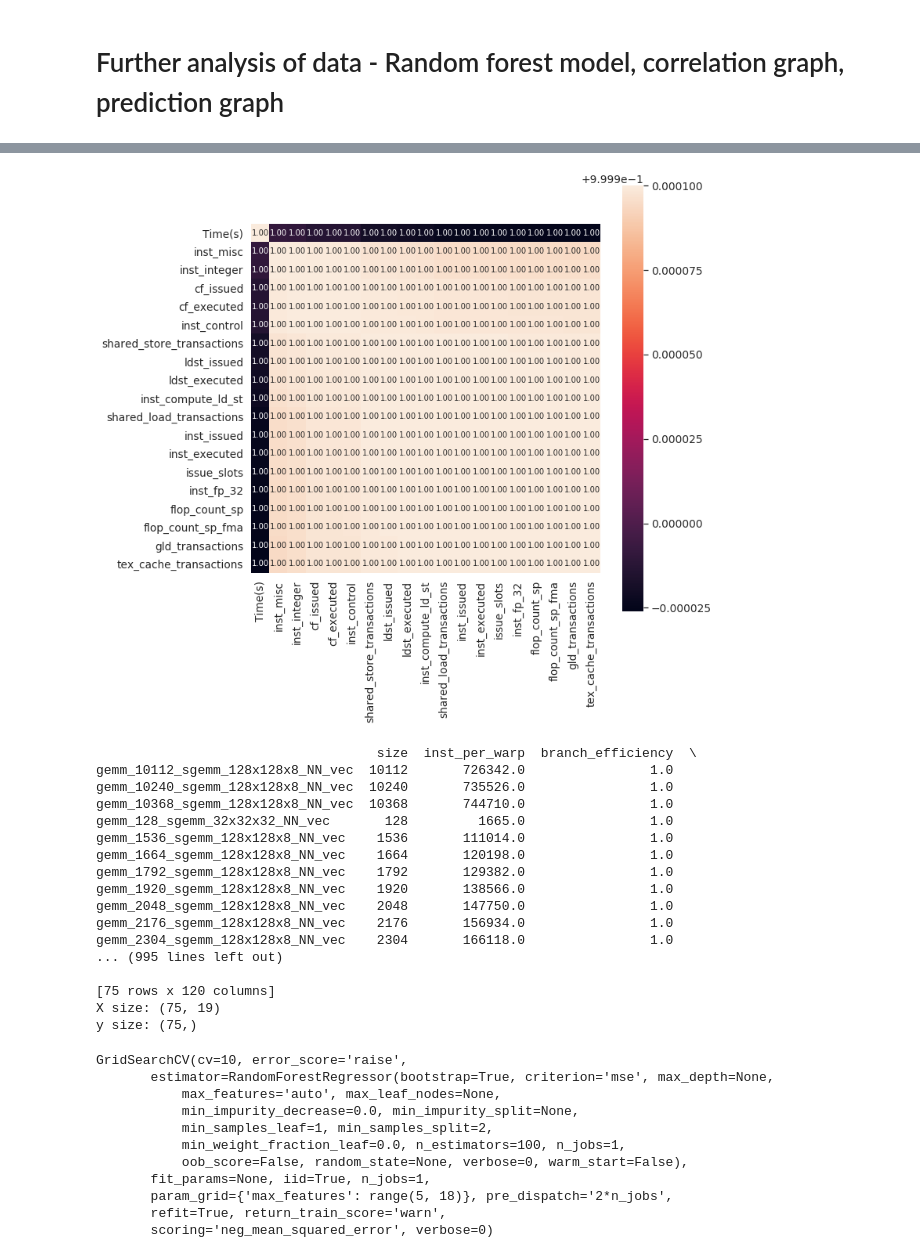
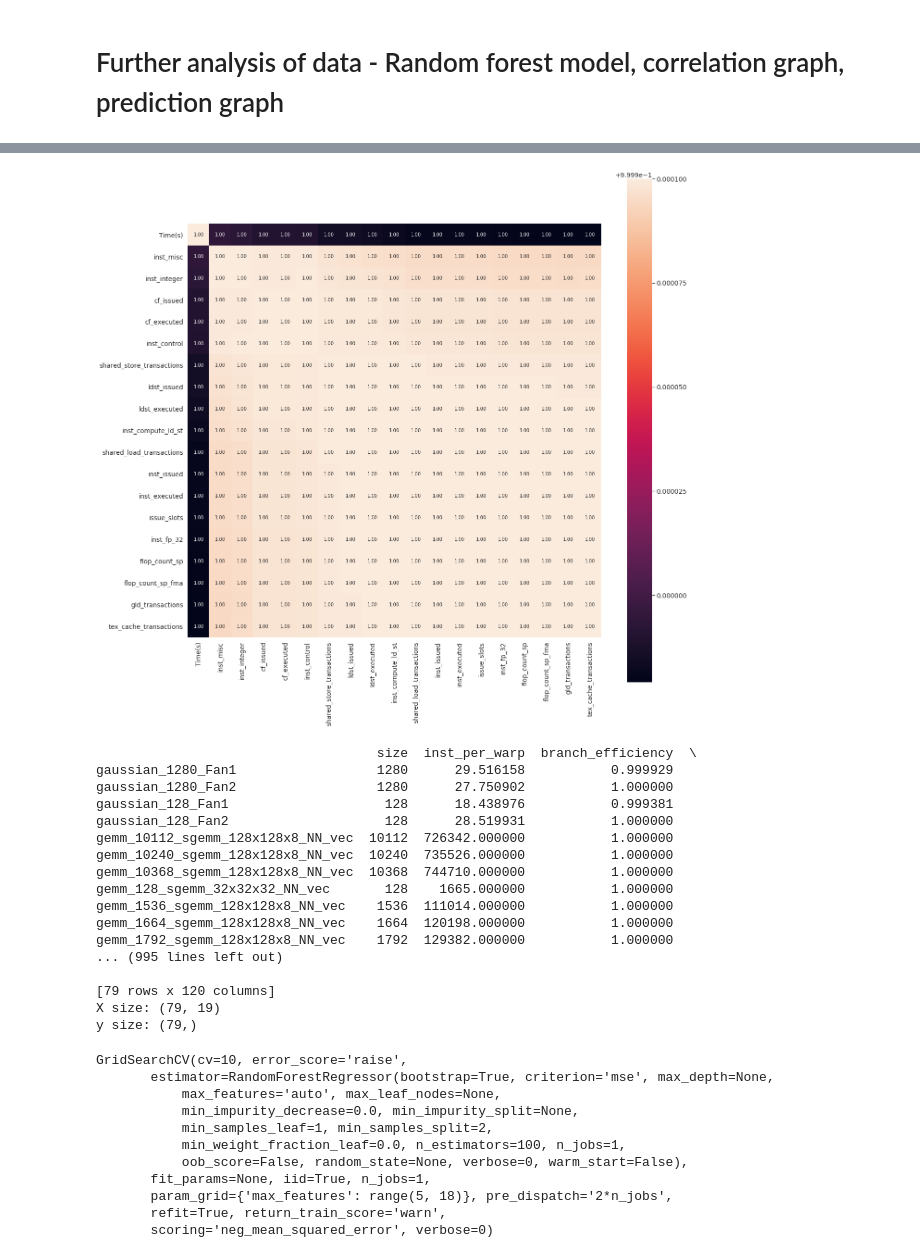
Before and after one commit to YulianaGomez/power, a Jupyter notebook: nvidia_gpus/all_apps/gaussian_sweep.ipynb, the cells around one changed output, grey strips where cells are left out. Drawn from its saved outputs; the diff is of its cells as text; code cells hidden in the pictures.

Commit message:
removing garbage data, cleaning up files for analysis, working correlation graph and list

```diff
--- a/nvidia_gpus/all_apps/gaussian_sweep.ipynb
+++ b/nvidia_gpus/all_apps/gaussian_sweep.ipynb
@@ -163,12 +163,34 @@ gemm_1152_maxwell_sgemm_128x64_nn                     498150  1.989403
+# %%
+## Prepping files - Removing random data
+import re
+import csv
+import os
+import glob
+
+for filen_ in glob.glob("/home/yzamora/power/nvidia_gpus/all_apps/gaussian_results/*.csv"):
+    cmd = "tr -cd \'\\11\\12\\15\\40-\\176\' < "+filen_ +" >"+ filen_+".temp"
+    cmd2 = "mv " + filen_ + ".temp " + filen_
+    os.system( cmd )
+    os.system(cmd2)
+#string = open("/home/yzamora/power/nvidia_gpus/all_apps/gaussian_results/gaussian_N1024.csv").read()
+#new_str = re.sub('[^a-zA-Z0-9\n\.]', ' ', string)
+#open('b.txt', 'w').write(new_str)
+
+#txt_file = r"b.txt"
+#csv_file = r"mycsv.csv"
+#in_txt = csv.reader(open(txt_file,"r"),delimiter =' ')
+#out_csv = csv.writer(open(csv_file, 'w'))
+#out_csv.writerows(in_txt)
 # %%
+#Going through metrics
 import numbers
 combined_data_ = {}
 
 metric_targets = []
 all_sig_metrics = []
 bench_targets = [ "gaussian" ,"gemm" ]
-for filen_ in glob.glob("/home/yzamora/power/nvidia_gpus/all_apps/gemm_results/*.csv"):
-#for filen_ in glob.glob("/home/yzamora/power/nvidia_gpus/all_apps/gaussian_results/gaussian_N128.csv"):
+for filen_ in glob.glob("/home/yzamora/power/nvidia_gpus/all_apps/all_final_results/*.csv"):
+#for filen_ in glob.glob("/home/yzamora/power/nvidia_gpus/all_apps/gaussian_results/*.csv"):
     filen = os.path.basename(filen_)
     #print (filen)
     filen_split = filen.split('.')[0].split('_')
@@ -191,7 +213,7 @@ for filen_ in glob.glob("/home/yzamora/power/nvidia_gpus/all_apps/gemm_results/*
         ncols = 1
         fdata = csv.reader(file_handle)
         index_lookup = {}
-
+        #print(filen_)
         for line_split in fdata:
             #print (line_split)
             lsplt = (len(line_split) > 0)
@@ -277,4 +299,4 @@ for filen_ in glob.glob("/home/yzamora/power/nvidia_gpus/all_apps/gemm_results/*
                     index_lookup[term] = idx
                     idx += 1
                 #print(index_lookup)
-#print(combined_data_)
+print(combined_data_)
@@ -321,7 +344,7 @@ for file in glob.glob("/home/yzamora/power/nvidia_gpus/all_apps/gaussian_time_ti
                 for l in results:
                     if "Time for CUDA kernel 1" in l:
                         #print("in kern")
-                        combined_data_[key]["Time(s)"] = l.split(":")[1].split()[0]
+                        combined_data_[key]["Time(s)"] = float(l.split(":")[1].split()[0])
 
 #print(combined_data_)
 # %%
@@ -376,18 +428,18 @@ display(df.head())
 # %%
 import numpy as np
 import seaborn as sns
 import matplotlib.pyplot as plt
 from numpy.random import random
 corrmat = df.corr()
 k = 19
 cols = corrmat.nlargest(k, "Time(s)")["Time(s)"].index
 cm = np.corrcoef(df[cols].values.T)
 sns.set(font_scale=1.25)
 hm = sns.heatmap(cm, cbar=True, annot=True, square=True, fmt='.2f', annot_kws={'size': 10}, yticklabels=cols.values, xticklabels=cols.values)
-plt.rcParams['figure.figsize'] = [10, 20]
+plt.rcParams['figure.figsize'] = [20, 40]
 plt.show()
 # %% [output]
-[figure, old version]
+[figure, new version]
 # %%
 import pandas as  pd
 import numpy  as  np
@@ -410,22 +462,22 @@ print ("X size:", X.shape)
 print ('y size:', y.shape)
 # %% [output]
                                     size  inst_per_warp  branch_efficiency  \
-gemm_10112_sgemm_128x128x8_NN_vec  10112       726342.0                1.0
-gemm_10240_sgemm_128x128x8_NN_vec  10240       735526.0                1.0
-gemm_10368_sgemm_128x128x8_NN_vec  10368       744710.0                1.0
-gemm_128_sgemm_32x32x32_NN_vec       128         1665.0                1.0
-gemm_1536_sgemm_128x128x8_NN_vec    1536       111014.0                1.0
-gemm_1664_sgemm_128x128x8_NN_vec    1664       120198.0                1.0
-gemm_1792_sgemm_128x128x8_NN_vec    1792       129382.0                1.0
-gemm_1920_sgemm_128x128x8_NN_vec    1920       138566.0                1.0
-gemm_2048_sgemm_128x128x8_NN_vec    2048       147750.0                1.0
-gemm_2176_sgemm_128x128x8_NN_vec    2176       156934.0                1.0
-gemm_2304_sgemm_128x128x8_NN_vec    2304       166118.0                1.0
+gaussian_1280_Fan1                  1280      29.516158           0.999929
+gaussian_1280_Fan2                  1280      27.750902           1.000000
+gaussian_128_Fan1                    128      18.438976           0.999381
+gaussian_128_Fan2                    128      28.519931           1.000000
+gemm_10112_sgemm_128x128x8_NN_vec  10112  726342.000000           1.000000
+gemm_10240_sgemm_128x128x8_NN_vec  10240  735526.000000           1.000000
+gemm_10368_sgemm_128x128x8_NN_vec  10368  744710.000000           1.000000
+gemm_128_sgemm_32x32x32_NN_vec       128    1665.000000           1.000000
+gemm_1536_sgemm_128x128x8_NN_vec    1536  111014.000000           1.000000
+gemm_1664_sgemm_128x128x8_NN_vec    1664  120198.000000           1.000000
+gemm_1792_sgemm_128x128x8_NN_vec    1792  129382.000000           1.000000
 ... (995 lines left out)
 
-[75 rows x 120 columns]
-X size: (75, 19)
-y size: (75,)
+[79 rows x 120 columns]
+X size: (79, 19)
+y size: (79,)
 # %%
 model = GridSearchCV(RandomForestRegressor(n_estimators=100),
                      param_grid=dict(max_features=range(5,18)),
```
Also changed, not shown: parts of 10 cells of this notebook.
